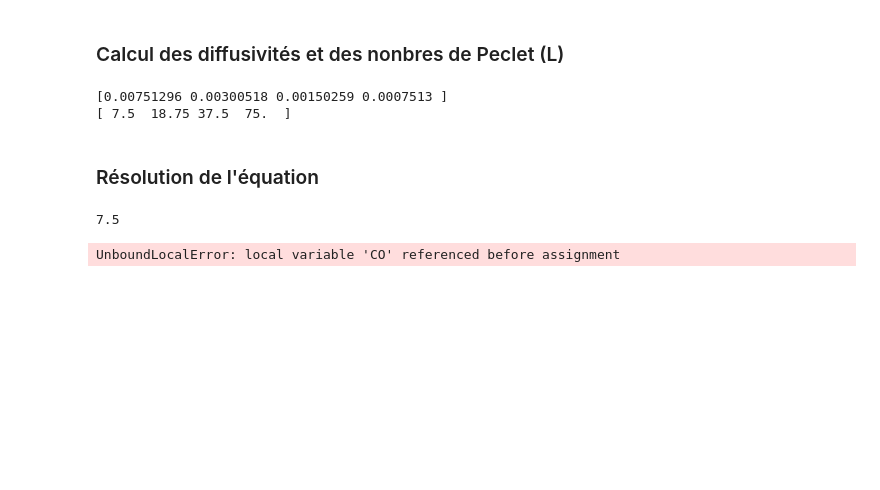
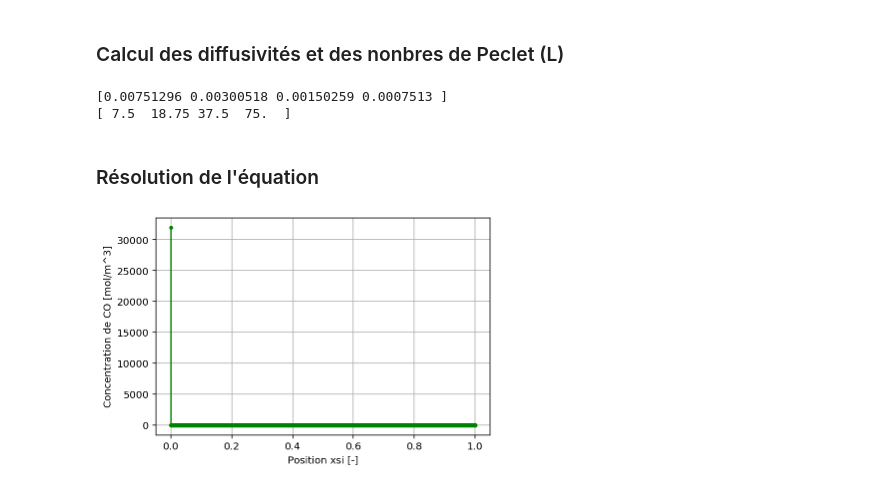
Before and after one commit to CoupezTom/Reactor-Design, a Jupyter notebook: Projet-RD-WGS - ex1 correct.ipynb, the cells around one changed output. Cells and saved outputs as stored; diff of their text form; code cells hidden in the pictures; blank space fills up the shorter version.

```diff
--- a/Projet-RD-WGS - ex1 correct.ipynb
+++ b/Projet-RD-WGS - ex1 correct.ipynb
@@ -128,30 +148,30 @@ print(Pe_L)
 # %%
 Pe = 7.5                                      # On fixe le Peclet (defini par rapport a la longueur du reacteur)
 
-def Reactor_with_dispersion(X):
-    print(Pe)
+def Reactor_with_dispersion(X, C_CO):
+    #print(Pe)
     h = (Xend-Xstart)/len(X)
     C_new = np.zeros(len(X))
-    crit = 0.001                    # Critère de convergence pour la convergence des sommes des valeurs des tableaux
-    for i in range(len(X)-1):
-        Sum_prev = 0
-        Sum_next = 0
-        num = k*K_CO*K_H2O*(CO[i]*(CO[i]+38.6875)-((72.73-CO[i])*(182.6047-CO[i]))/K)
-        den = (1 + K_CO*CO[i] + K_H2O*(CO[i] +38.6875) + K_CO2*(72.73-CO[i]) + K_H2*(182.6047-CO[i]))**2
-        C_new[i] = ((-Pe*(h**2))/2)* (Beta*eta)*(num/denom)
-        print(CO)
-    if (abs(np.sum(CO)-np.sum(C_new)) < crit):
-        plt.plot(xsi,C_new,'r')
-        plt.show()
-        return C_new
-    else :
-        CO = C_new
-        Reactor_with_dispersion(X)
-        return # Appel récursif de Reactor_with_dispersion
+    crit = 100000             # Critère de convergence pour la convergence des sommes des valeurs des tableaux
+    #Marche avec 1 million mais bug total avec 100000 -> ne raffine pas du tout la solution
+    while (abs(np.sum(C_CO)-np.sum(C_new)) > crit):  #On fixe le critère de convergence en comparant les sommes de tous les elements du tableau
+        C_new = np.zeros(len(X))
+        for i in range(len(X)-1):
+            num = k*K_CO*K_H2O*(C_CO[i]*(C_CO[i]+38.6875)-((72.73-C_CO[i])*(182.6047-C_CO[i]))/K)
+            den = (1 + K_CO*C_CO[i] + K_H2O*(C_CO[i] +38.6875) + K_CO2*(72.73-C_CO[i]) + K_H2*(182.6047-C_CO[i]))**2
+            C_new[i] = ((-Pe*(h**2))/2)*((Beta*eta)*(((num/den)) + ((C_CO[i+1]-C_CO[i-1])/(2*h)) - (C_CO[i+1]-C_CO[i-1])/(Pe*(h**2))))
+            #print(C_new)
+        C_CO = C_new
+    return C_CO
+#C_final = np.zeros(len(xsi)-1)
+C_final = Reactor_with_dispersion(xsi, CO)
 
-#C_final = np.zeros(len(xsi)-1)
-C_final = Reactor_with_dispersion(xsi)
 # Problème de local variable not assigned, peut etre mettre en argument avec un autre nom reglerait le probleme, a tester
+plt.figure()
+plt.plot(xsi , C_final, '.-g')
+plt.xlabel("Position xsi [-]")
+plt.ylabel("Concentration de CO [mol/m^3]")
+plt.grid()
+plt.show()
 # %% [output]
-7.5
-UnboundLocalError: local variable 'CO' referenced before assignment
+[figure, added]
```
Also changed, not shown: parts of 5 cells of this notebook.
